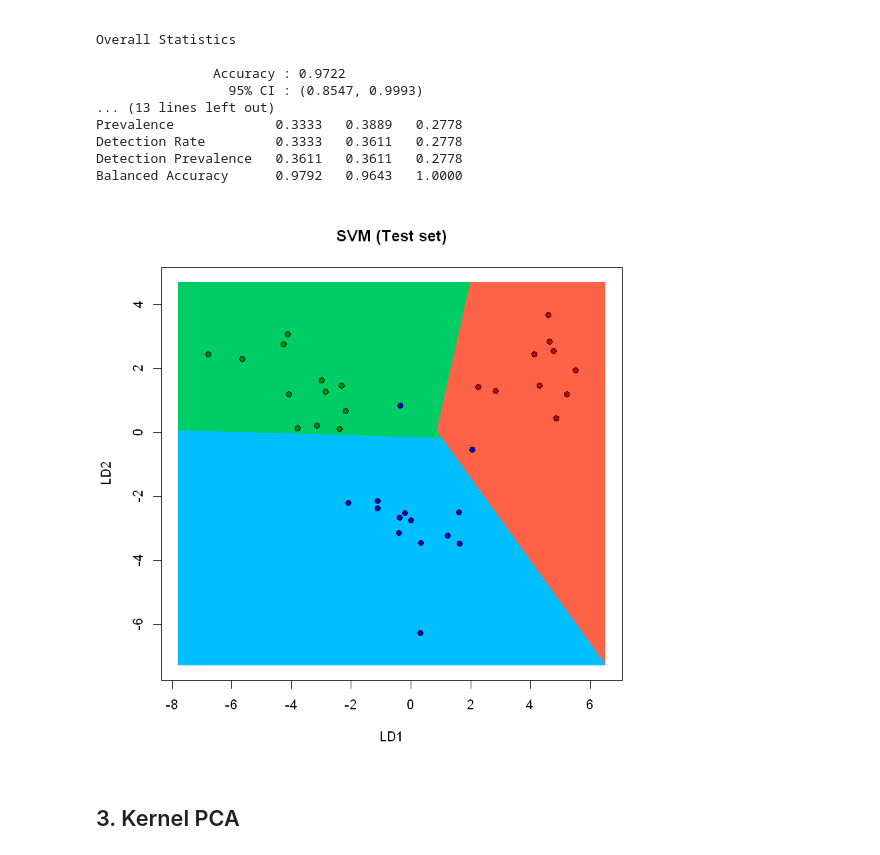
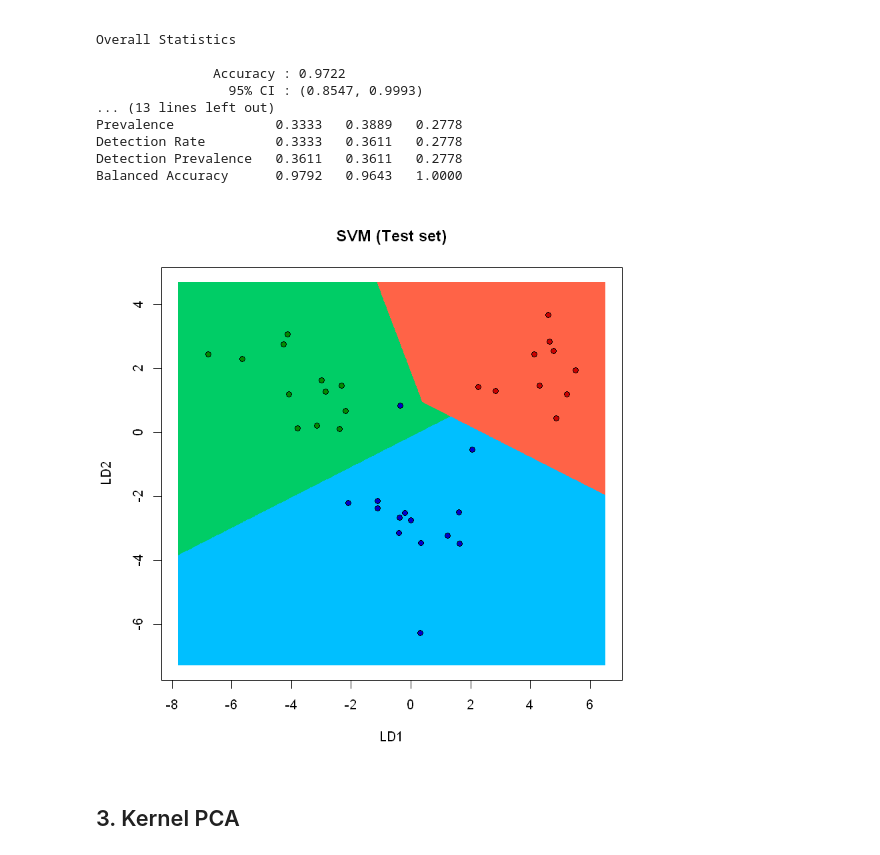
Before and after one commit to dundee2002/Machine-Deep-Learning-in-Python-and-R, a Jupyter notebook: Machine-Learning-in-R/Dimensionality-Reduction/DimRed_R_uci_wine_pca_kpca_lda.ipynb, the cells around one changed output. Cells and saved outputs as stored; diff of their text form; code cells hidden in the pictures.

```diff
--- a/Machine-Learning-in-R/Dimensionality-Reduction/DimRed_R_uci_wine_pca_kpca_lda.ipynb
+++ b/Machine-Learning-in-R/Dimensionality-Reduction/DimRed_R_uci_wine_pca_kpca_lda.ipynb
@@ -264,20 +264,20 @@ Balanced Accuracy      0.9792   0.9643   1.0000
 # %%
 # Visualize the results
 library(ElemStatLearn)
 set = test_lda
 X1 = seq(min(set[, 1]) - 1, max(set[, 1]) + 1, by = 0.01)
 X2 = seq(min(set[, 2]) - 1, max(set[, 2]) + 1, by = 0.01)
 grid_set = expand.grid(X1, X2)
 colnames(grid_set) = c('x.LD1', 'x.LD2')
-y_grid = predict(classifier, newdata = grid_set)
+y_grid = predict(model, newdata = grid_set)
 plot(set[, -3], main = 'SVM (Test set)',
      xlab = 'LD1', ylab = 'LD2',
      xlim = range(X1), ylim = range(X2))
 contour(X1, X2, matrix(as.numeric(y_grid), length(X1), length(X2)), add = TRUE)
 points(grid_set, pch = '.', col = ifelse(y_grid == 2, 'deepskyblue', ifelse(y_grid == 1, 'springgreen3', 'tomato')))
 points(set, pch = 21, bg = ifelse(set[, 3] == 2, 'blue3', ifelse(set[, 3] == 1, 'green4', 'red3')))
 # %% [output]
-[figure, old version]
+[figure, new version]
 # %% [markdown]
 ## 3. Kernel PCA
 # %%
```
Also changed, not shown: parts of 3 cells of this notebook.
